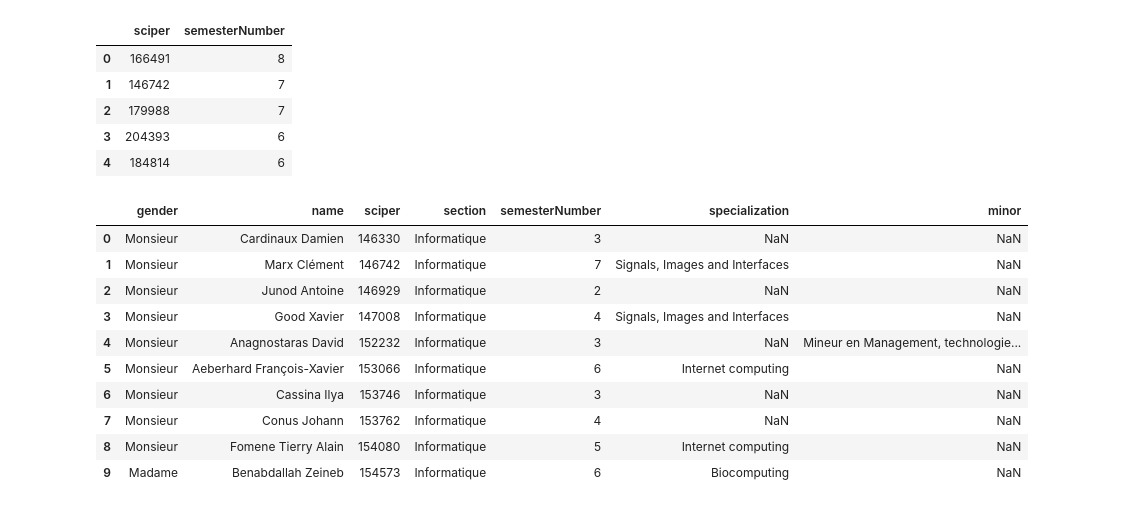
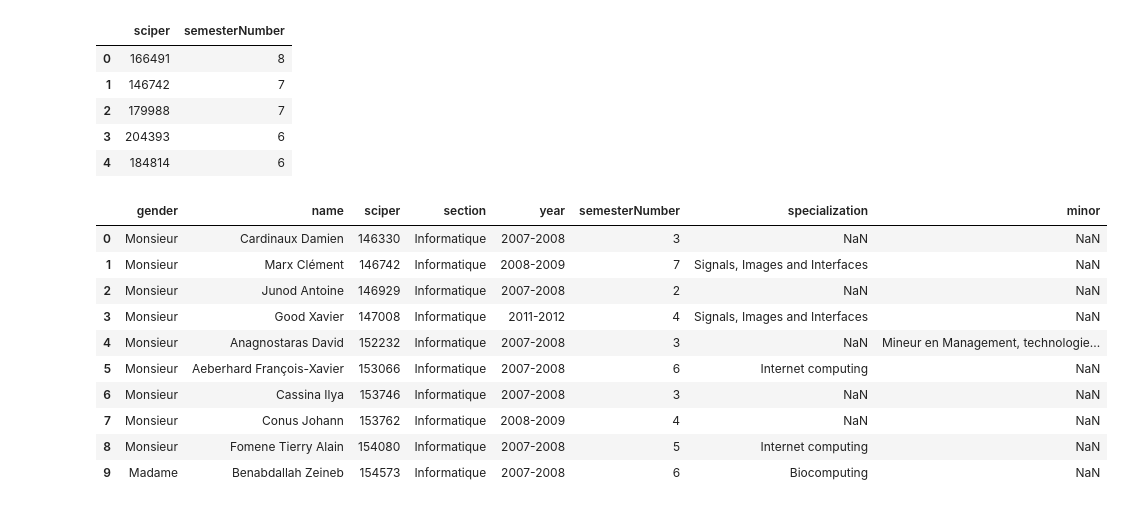
Before and after one commit to Rivollet/ADAHomework, a Jupyter notebook: 02 - Data from the Web/Web data Notebook.ipynb, the cells around one changed output. Drawn from its saved outputs; the diff is of its cells as text; code cells hidden in the pictures.

```diff
--- a/02 - Data from the Web/Web data Notebook.ipynb
+++ b/02 - Data from the Web/Web data Notebook.ipynb
@@ -489,24 +530,24 @@ semester_number_ma.head(5)
 | 4 | 184814 | 6 |
 # %%
 data_students_ma = data_corrected_ma.drop_duplicates(subset=['sciper'], keep='first')
-data_students_ma = pd.merge(data_students_ma[['gender', 'name', 'sciper', 'section']], semester_number_ma, how='inner', left_on='sciper', right_on='sciper')
+data_students_ma = pd.merge(data_students_ma[['gender', 'name', 'sciper', 'section', 'year']], semester_number_ma, how='inner', left_on='sciper', right_on='sciper')
 
 data_special_ma = data_ma.dropna(subset = ['specialization']).drop_duplicates(subset=['sciper'], keep='last')
 data_students_ma = pd.merge(data_students_ma, data_special_ma[['sciper', 'specialization']], how='left', left_on='sciper', right_on='sciper')
 
 data_minor_ma = data_ma.dropna(subset = ['minor']).drop_duplicates(subset=['sciper'], keep='last')
 data_students_ma = pd.merge(data_students_ma, data_minor_ma[['sciper', 'minor']], how='left', left_on='sciper', right_on='sciper')
 
 data_students_ma.head(10)
 # %% [output]
-|  | gender | name | sciper | section | semesterNumber | specialization | minor |
-| 0 | Monsieur | Cardinaux Damien | 146330 | Informatique | 3 | NaN | NaN |
-| 1 | Monsieur | Marx Clément | 146742 | Informatique | 7 | Signals, Images and Interfaces | NaN |
-| 2 | Monsieur | Junod Antoine | 146929 | Informatique | 2 | NaN | NaN |
-| 3 | Monsieur | Good Xavier | 147008 | Informatique | 4 | Signals, Images and Interfaces | NaN |
-| 4 | Monsieur | Anagnostaras David | 152232 | Informatique | 3 | NaN | Mineur en Management, technologie... |
-| 5 | Monsieur | Aeberhard François-Xavier | 153066 | Informatique | 6 | Internet computing | NaN |
-| 6 | Monsieur | Cassina Ilya | 153746 | Informatique | 3 | NaN | NaN |
-| 7 | Monsieur | Conus Johann | 153762 | Informatique | 4 | NaN | NaN |
-| 8 | Monsieur | Fomene Tierry Alain | 154080 | Informatique | 5 | Internet computing | NaN |
-| 9 | Madame | Benabdallah Zeineb | 154573 | Informatique | 6 | Biocomputing | NaN |
+|  | gender | name | sciper | section | year | semesterNumber | specialization | minor |
+| 0 | Monsieur | Cardinaux Damien | 146330 | Informatique | 2007-2008 | 3 | NaN | NaN |
+| 1 | Monsieur | Marx Clément | 146742 | Informatique | 2008-2009 | 7 | Signals, Images and Interfaces | NaN |
+| 2 | Monsieur | Junod Antoine | 146929 | Informatique | 2007-2008 | 2 | NaN | NaN |
+| 3 | Monsieur | Good Xavier | 147008 | Informatique | 2011-2012 | 4 | Signals, Images and Interfaces | NaN |
+| 4 | Monsieur | Anagnostaras David | 152232 | Informatique | 2007-2008 | 3 | NaN | Mineur en Management, technologie... |
+| 5 | Monsieur | Aeberhard François-Xavier | 153066 | Informatique | 2007-2008 | 6 | Internet computing | NaN |
+| 6 | Monsieur | Cassina Ilya | 153746 | Informatique | 2007-2008 | 3 | NaN | NaN |
+| 7 | Monsieur | Conus Johann | 153762 | Informatique | 2008-2009 | 4 | NaN | NaN |
+| 8 | Monsieur | Fomene Tierry Alain | 154080 | Informatique | 2007-2008 | 5 | Internet computing | NaN |
+| 9 | Madame | Benabdallah Zeineb | 154573 | Informatique | 2007-2008 | 6 | Biocomputing | NaN |
```
Also changed, not shown: parts of 20 cells of this notebook, 1 other file.
